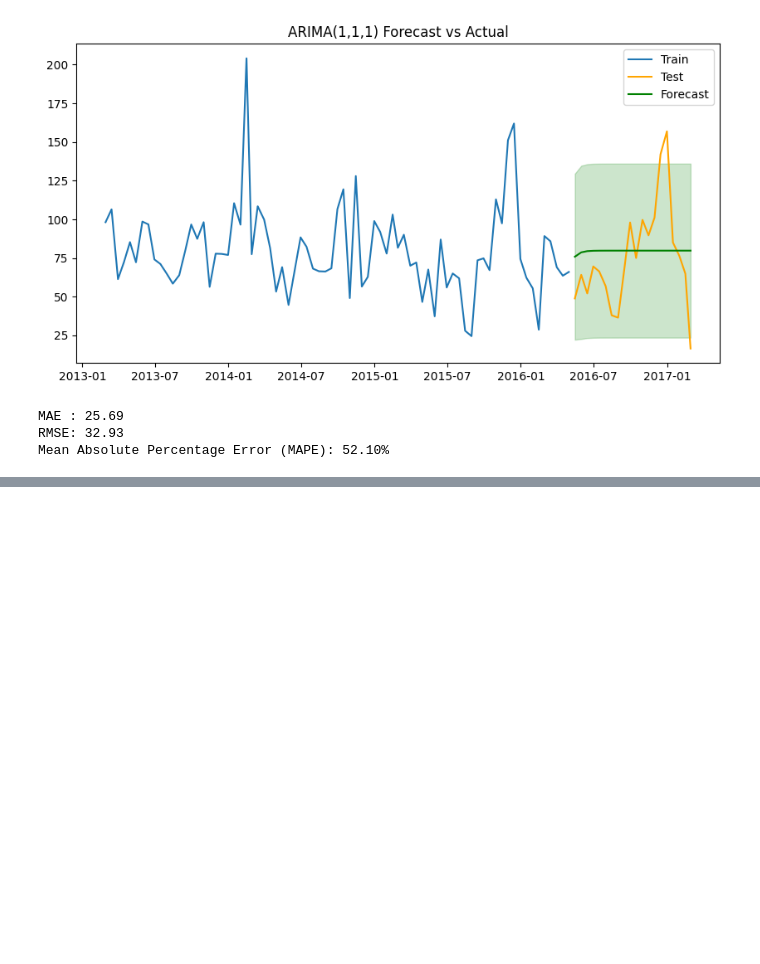
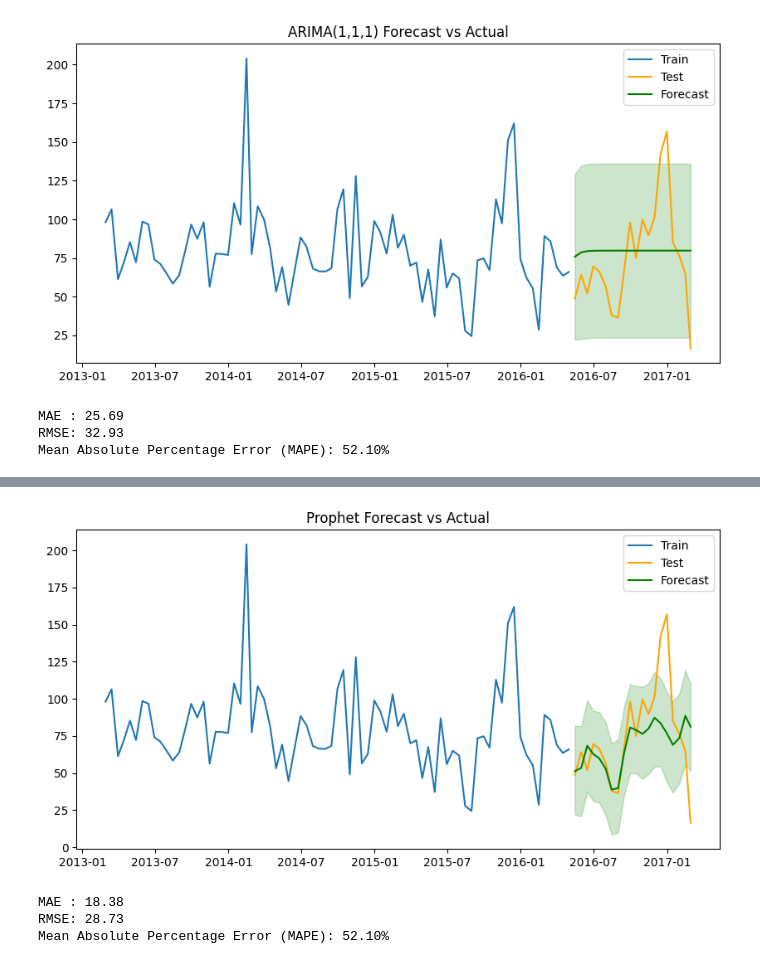
Before and after one commit to victorouma1/Machine-Learning-2, a Jupyter notebook: Week 3 Project.ipynb, the cells around one changed output, grey strips where cells are left out. Saved outputs shown, nothing was run; the diff lists cells and outputs as text; code cells hidden in the pictures; blank space fills up the shorter version.

```diff
--- a/Week 3 Project.ipynb
+++ b/Week 3 Project.ipynb
@@ -426,0 +471,34 @@ Mean Absolute Percentage Error (MAPE): 52.10%
+# %%
+df_test_proph = df_test.copy()
+# %%
+df_test_proph.reset_index(inplace = True)
+# %%
+df_test_proph = df_test_proph.rename(columns={'date': 'ds', 'PM2.5': 'y'})
+# %%
+forecast = model.predict(df_test_proph)
+# %%
+plt.figure(figsize=(10,5))
+plt.plot(df_train_proph['ds'], df_train_proph['y'], label='Train')
+plt.plot(df_test_proph['ds'], df_test_proph['y'], label='Test', color='orange')
+plt.plot(forecast['ds'], forecast['yhat'], label='Forecast', color='green')
+plt.fill_between(forecast['ds'],
+                 forecast['yhat_upper'],
+                 forecast['yhat_lower'],
+                 color='green', alpha=0.2)
+plt.legend()
+plt.title('Prophet Forecast vs Actual')
+plt.show()
+# %% [output]
+[figure, added]
+# %%
+mae = mean_absolute_error(df_test_proph['y'], forecast['yhat'])
+rmse = np.sqrt(mean_squared_error(df_test_proph['y'], forecast['yhat']))
+mape = np.mean(np.abs((y_true - y_pred) / y_true)) * 100
+
+print(f"MAE : {mae:.2f}")
+print(f"RMSE: {rmse:.2f}")
+print(f"Mean Absolute Percentage Error (MAPE): {mape:.2f}%")
+# %% [output]
+MAE : 18.38
+RMSE: 28.73
+Mean Absolute Percentage Error (MAPE): 52.10%
```
Also changed, not shown: parts of 9 cells of this notebook.
